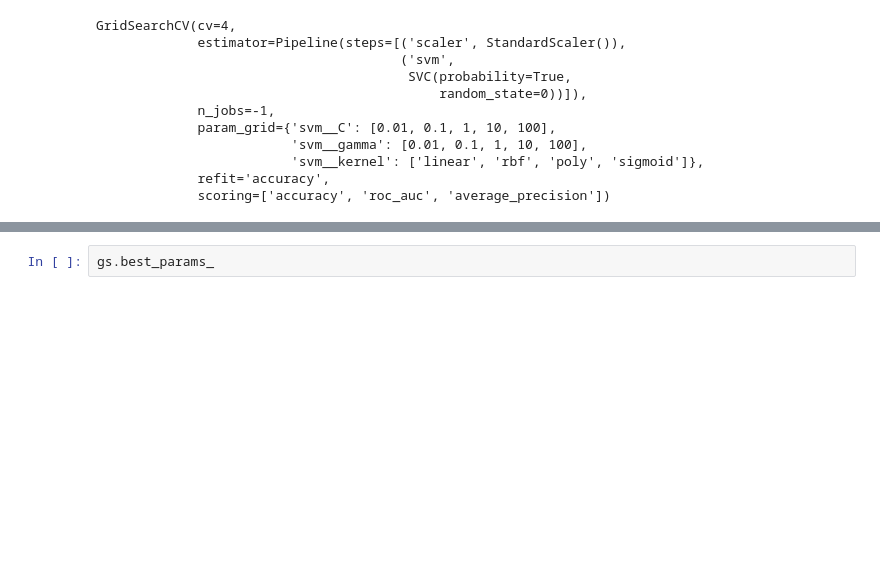
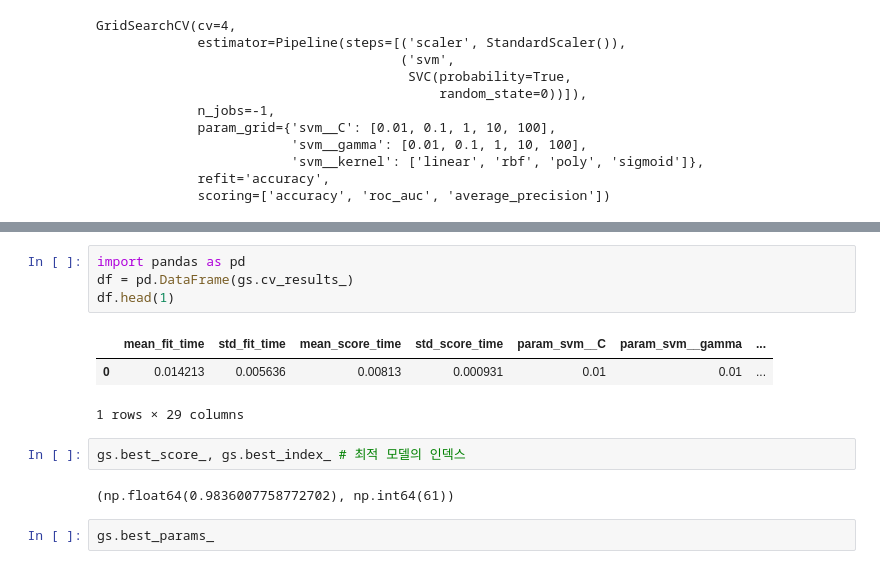
Before and after one commit to Jinhyeok33/my_SKN13, a Jupyter notebook: 08_머신러닝/07_지도학습_SVM.ipynb, the cells around one changed output, grey strips where cells are left out. Saved outputs shown, nothing was run; the diff lists cells and outputs as text; blank space fills up the shorter version.

```diff
--- a/08_머신러닝/07_지도학습_SVM.ipynb
+++ b/08_머신러닝/07_지도학습_SVM.ipynb
@@ -269,3 +298,15 @@ np.float64(0.9836007758772702)
+# %%
+import pandas as pd
+df = pd.DataFrame(gs.cv_results_)
+df.head(1)
+# %% [output]
+|  | mean_fit_time | std_fit_time | mean_score_time | std_score_time | param_svm__C | param_svm__gamma | ... |
+| 0 | 0.014213 | 0.005636 | 0.00813 | 0.000931 | 0.01 | 0.01 | ... |
+1 rows × 29 columns
+# %%
+gs.best_score_, gs.best_index_ # 최적 모델의 인덱스
+# %% [output]
+(np.float64(0.9836007758772702), np.int64(61))
 # %%
 gs.best_params_
 # %% [output]
```
Also changed, not shown: parts of 2 cells of this notebook, 18 other files.
